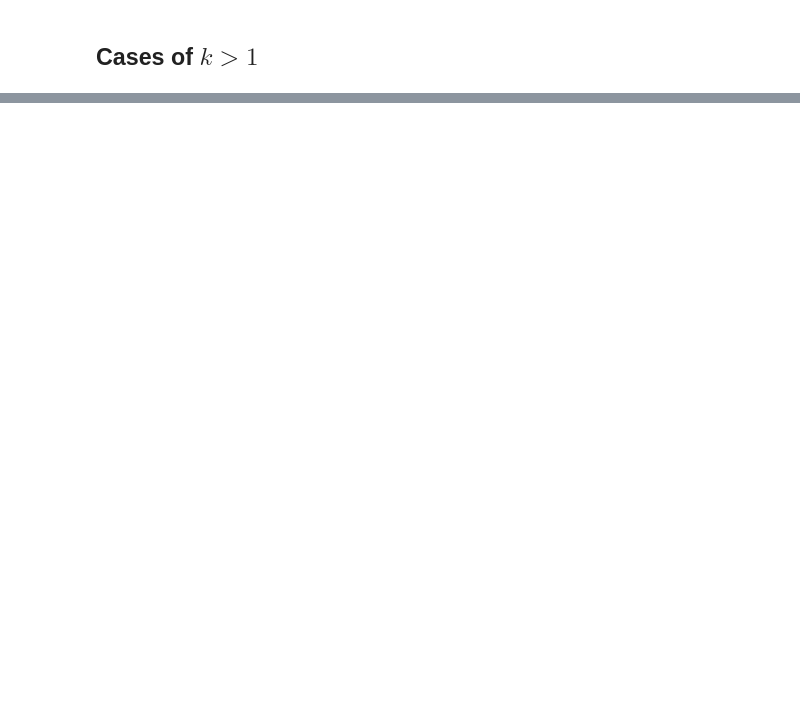
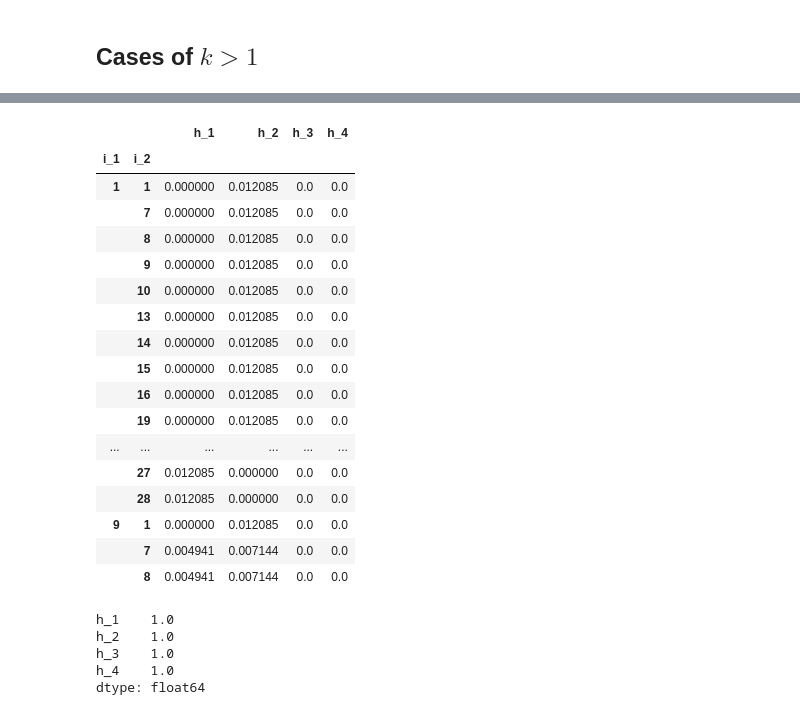
Before and after one commit to nataliavelez/teaching_models, a Jupyter notebook: testing_rectangle_model.ipynb, the cells around one changed output, grey strips where cells are left out. Drawn from its saved outputs; the diff is of its cells as text; code cells hidden in the pictures; blank space fills up the shorter version.

```diff
--- a/testing_rectangle_model.ipynb
+++ b/testing_rectangle_model.ipynb
@@ -176,0 +256,8 @@ plot_problem_with_probs(df_5000)
+# %%
+df_2ex_short = df_2ex.dropna(how='all')
+# %%
+# Make columns sum up to 1
+def normalize_probs_and_fill_nans(df):
+    df = df.div(df.sum(axis=0), axis=1)
+    df = df.fillna(0)
+    return df
@@ -176,0 +281,2 @@ plot_problem_with_probs(df_5000)
+# %%
+df_2ex_short_1 = normalize_probs_and_fill_nans(df_2ex_short)
@@ -176,0 +300,2 @@ plot_problem_with_probs(df_5000)
+# %%
+df_2ex_short_500 = find_teacher_probabilities(500, df_2ex_short_1)
@@ -176,0 +319,30 @@ plot_problem_with_probs(df_5000)
+# %%
+df_2ex_short_500.head(50)
+# %% [output]
+|  |  | h_1 | h_2 | h_3 | h_4 |
+| i_1 | i_2 |  |  |  |  |
+| 1 | 1 | 0.000000 | 0.012085 | 0.0 | 0.0 |
+|  | 7 | 0.000000 | 0.012085 | 0.0 | 0.0 |
+|  | 8 | 0.000000 | 0.012085 | 0.0 | 0.0 |
+|  | 9 | 0.000000 | 0.012085 | 0.0 | 0.0 |
+|  | 10 | 0.000000 | 0.012085 | 0.0 | 0.0 |
+|  | 13 | 0.000000 | 0.012085 | 0.0 | 0.0 |
+|  | 14 | 0.000000 | 0.012085 | 0.0 | 0.0 |
+|  | 15 | 0.000000 | 0.012085 | 0.0 | 0.0 |
+|  | 16 | 0.000000 | 0.012085 | 0.0 | 0.0 |
+|  | 19 | 0.000000 | 0.012085 | 0.0 | 0.0 |
+| ... | ... | ... | ... | ... | ... |
+|  | 27 | 0.012085 | 0.000000 | 0.0 | 0.0 |
+|  | 28 | 0.012085 | 0.000000 | 0.0 | 0.0 |
+| 9 | 1 | 0.000000 | 0.012085 | 0.0 | 0.0 |
+|  | 7 | 0.004941 | 0.007144 | 0.0 | 0.0 |
+|  | 8 | 0.004941 | 0.007144 | 0.0 | 0.0 |
+# %%
+# Sanity check
+df_2ex_short_500.sum(axis=0)
+# %% [output]
+h_1    1.0
+h_2    1.0
+h_3    1.0
+h_4    1.0
+dtype: float64
```
Also changed, not shown: parts of 19 cells of this notebook.
